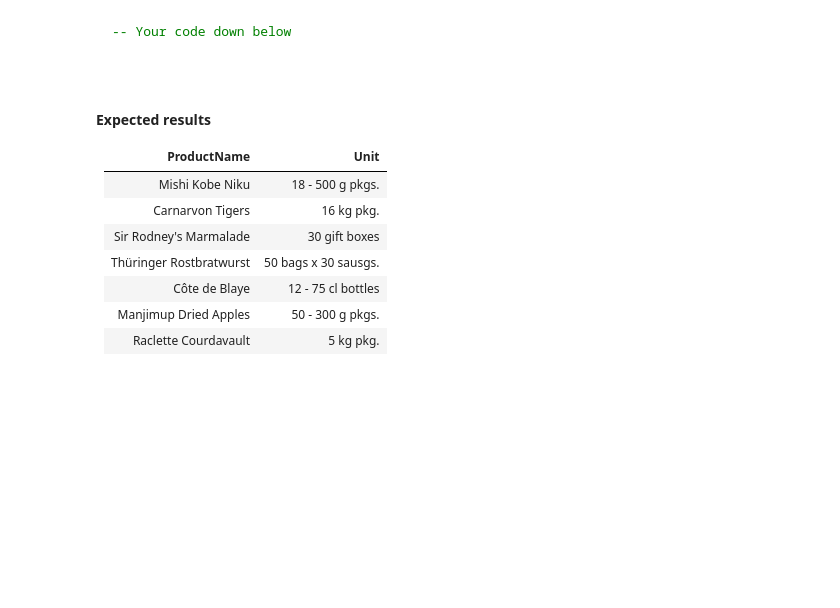
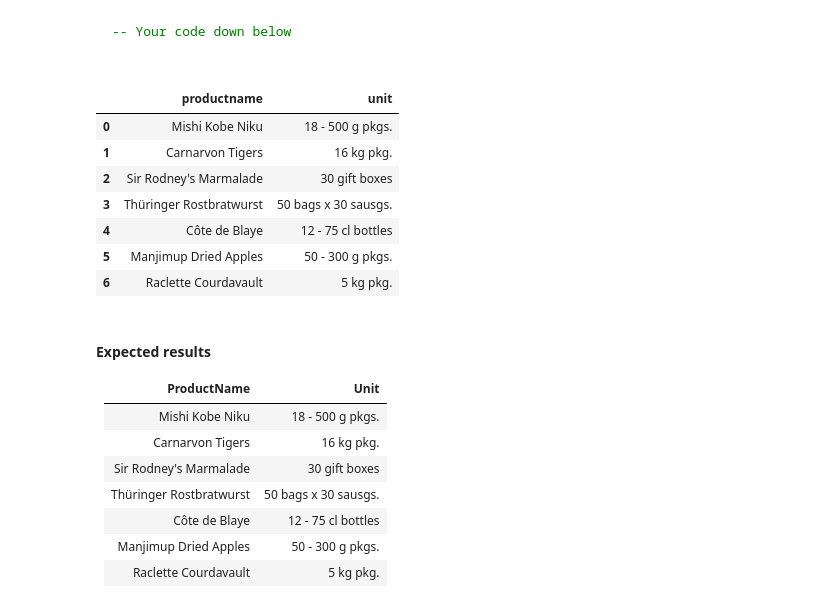
Before and after one commit to Ironhack-data-bcn-oct-2023/lab-mysql-common-table-expressions, a Jupyter notebook: main.ipynb, the cells around one changed output. Drawn from its saved outputs; the diff is of its cells as text; code cells hidden in the pictures; blank space fills up the shorter version.

````diff
--- a/main.ipynb
+++ b/main.ipynb
@@ -9,6 +20,25 @@ Using the northwind database
 -- Your code down below
 
 ```
+# %%
+query = """
+WITH expensive as(
+SELECT productname, unit
+FROM products
+WHERE price > 50)
+SELECT productname, unit
+FROM expensive;
+"""
+pd.read_sql_query(query, engine)
+# %% [output]
+|  | productname | unit |
+| 0 | Mishi Kobe Niku | 18 - 500 g pkgs. |
+| 1 | Carnarvon Tigers | 16 kg pkg. |
+| 2 | Sir Rodney's Marmalade | 30 gift boxes |
+| 3 | Thüringer Rostbratwurst | 50 bags x 30 sausgs. |
+| 4 | Côte de Blaye | 12 - 75 cl bottles |
+| 5 | Manjimup Dried Apples | 50 - 300 g pkgs. |
+| 6 | Raclette Courdavault | 5 kg pkg. |
 # %% [markdown]
 #### Expected results
 
````
Also changed, not shown: parts of 6 cells of this notebook.
